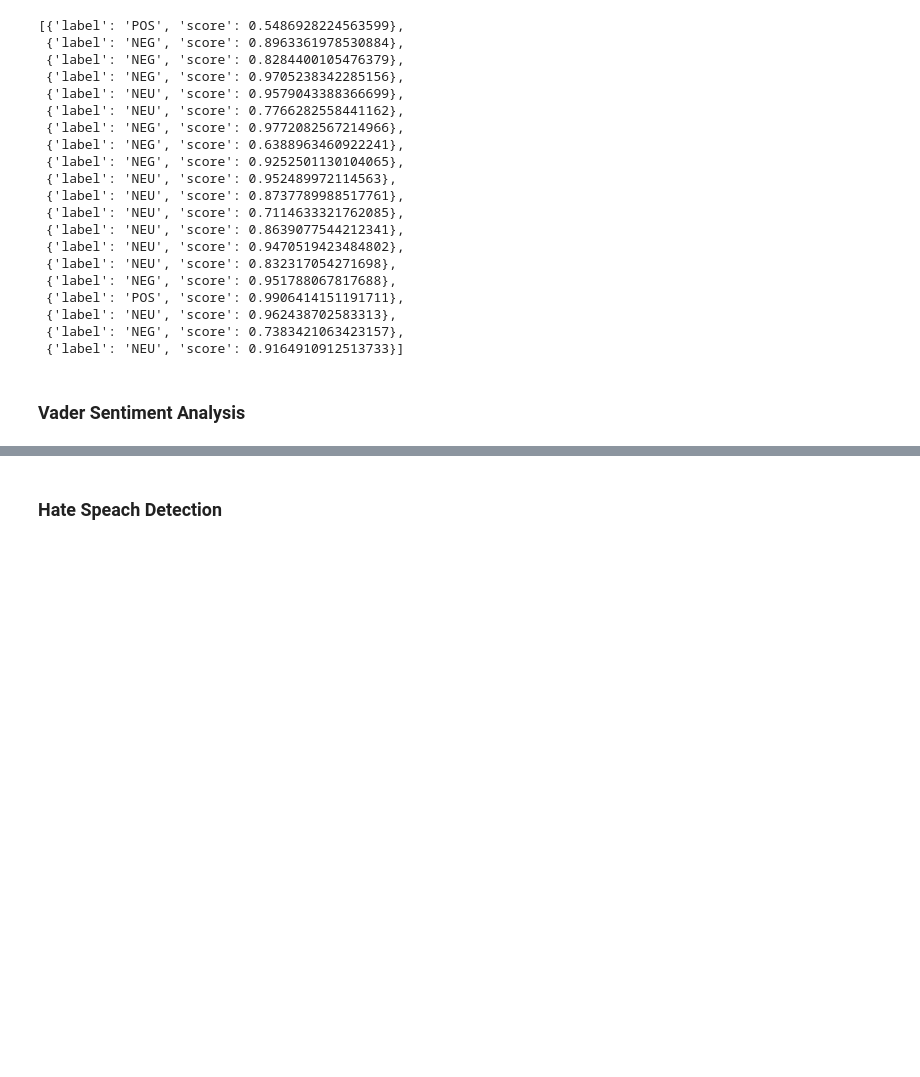
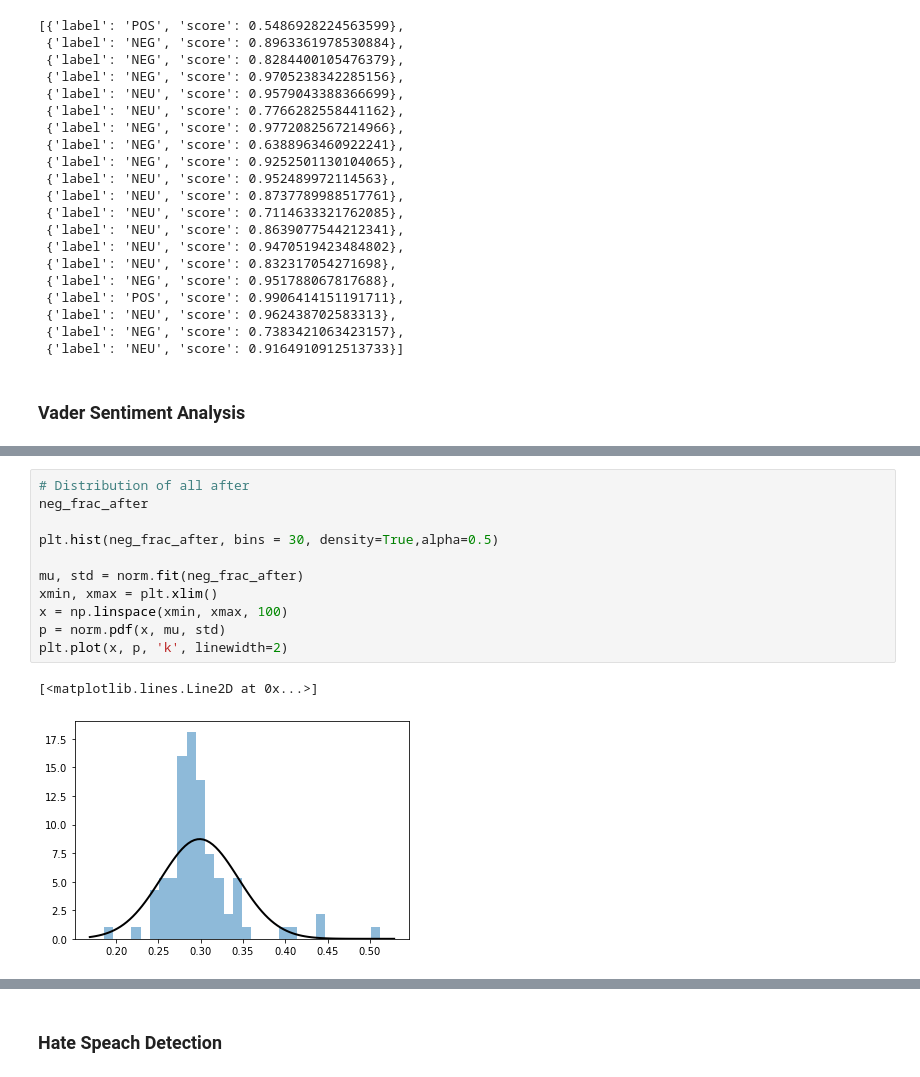
Before and after one commit to mdeppner/lgbtq-twitter-analysis, a Jupyter notebook: lgbtq_tweet_analysis.ipynb, the cells around one changed output, grey strips where cells are left out. Saved outputs shown, nothing was run; the diff lists cells and outputs as text; blank space fills up the shorter version.

```diff
--- a/lgbtq_tweet_analysis.ipynb
+++ b/lgbtq_tweet_analysis.ipynb
@@ -928,0 +935,14 @@ print(p)
+# %%
+# Distribution of all after
+neg_frac_after
+
+plt.hist(neg_frac_after, bins = 30, density=True,alpha=0.5)
+
+mu, std = norm.fit(neg_frac_after)
+xmin, xmax = plt.xlim()
+x = np.linspace(xmin, xmax, 100)
+p = norm.pdf(x, mu, std)
+plt.plot(x, p, 'k', linewidth=2)
+# %% [output]
+[<matplotlib.lines.Line2D at 0x...>]
+[figure, added]
```
Also changed, not shown: parts of 40 cells of this notebook.
